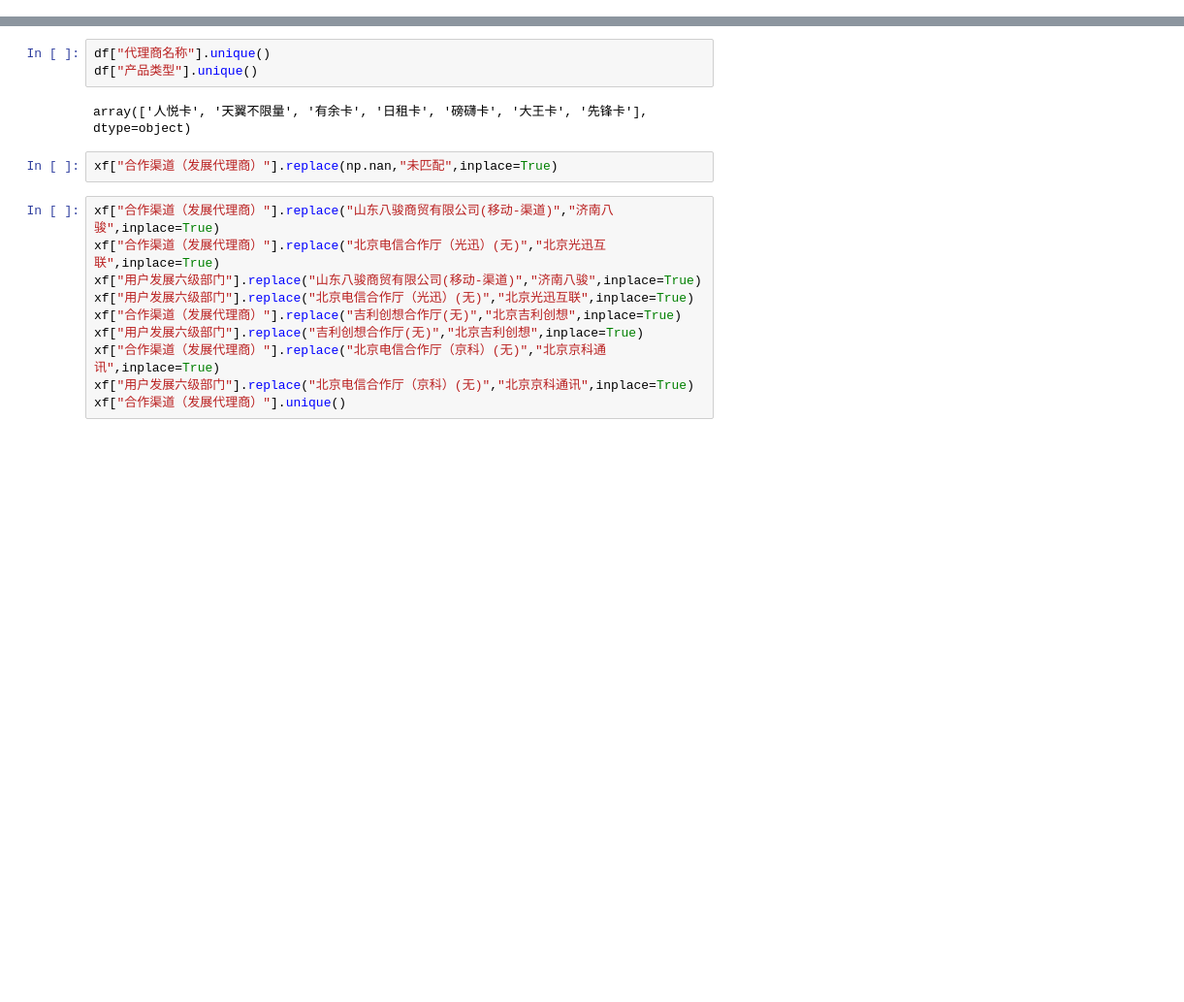
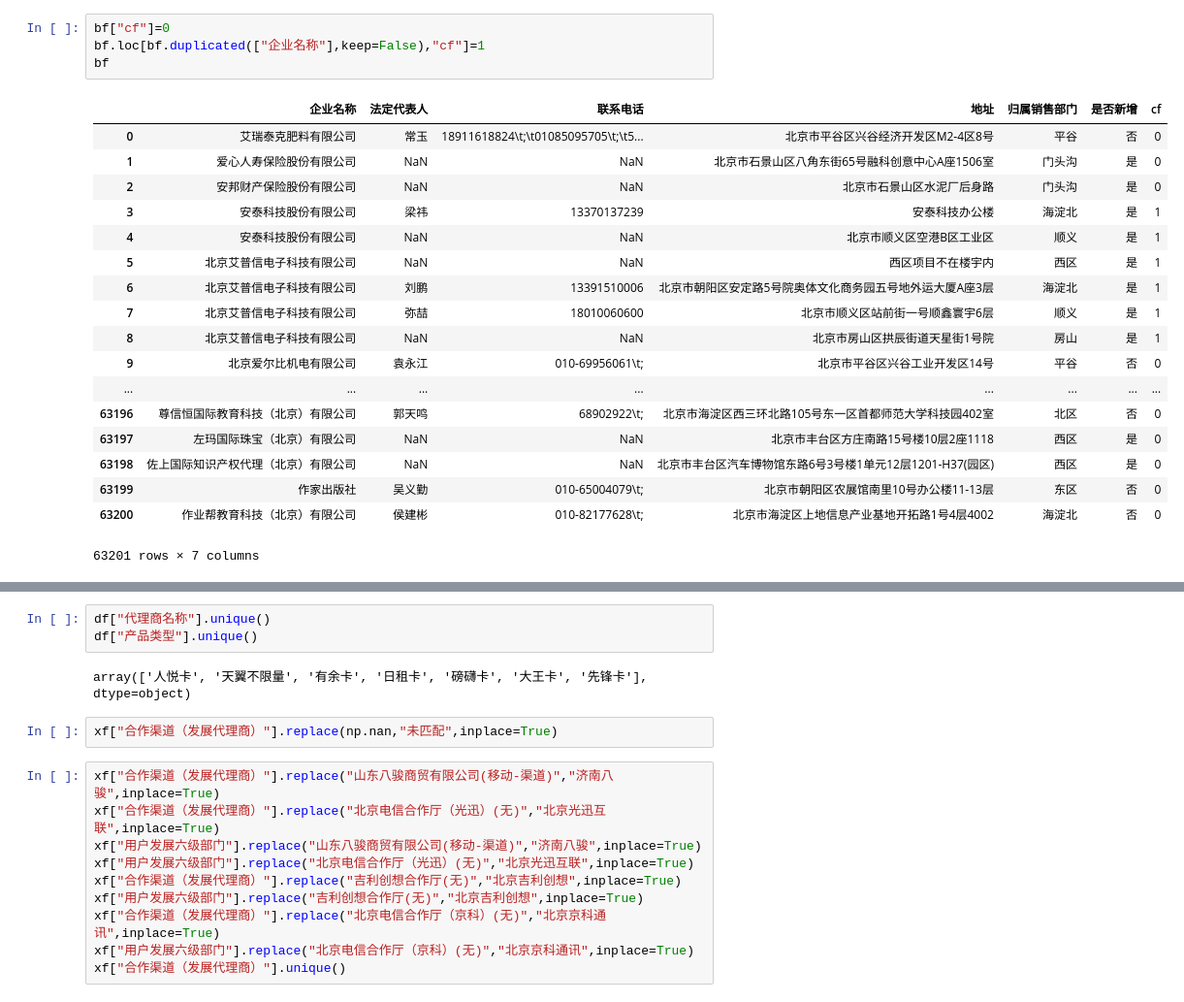
Before and after one commit to jiangwn815/dataprocess, a Jupyter notebook: 代理商数据处理.ipynb, the cells around one changed output, grey strips where cells are left out. Shown: that part at 97% size. Saved outputs shown, nothing was run; the diff lists cells and outputs as text; blank space fills up the shorter version.

```diff
--- a/代理商数据处理.ipynb
+++ b/代理商数据处理.ipynb
@@ -11,0 +44,23 @@ df= read_agent_file("sent","0810","0816")
+# %%
+bf["cf"]=0
+bf.loc[bf.duplicated(["企业名称"],keep=False),"cf"]=1
+bf
+# %% [output]
+|  | 企业名称 | 法定代表人 | 联系电话 | 地址 | 归属销售部门 | 是否新增 | cf |
+| 0 | 艾瑞泰克肥料有限公司 | 常玉 | 18911618824\t;\t01085095705\t;\t5... | 北京市平谷区兴谷经济开发区M2-4区8号 | 平谷 | 否 | 0 |
+| 1 | 爱心人寿保险股份有限公司 | NaN | NaN | 北京市石景山区八角东街65号融科创意中心A座1506室 | 门头沟 | 是 | 0 |
+| 2 | 安邦财产保险股份有限公司 | NaN | NaN | 北京市石景山区水泥厂后身路 | 门头沟 | 是 | 0 |
+| 3 | 安泰科技股份有限公司 | 梁祎 | 13370137239 | 安泰科技办公楼 | 海淀北 | 是 | 1 |
+| 4 | 安泰科技股份有限公司 | NaN | NaN | 北京市顺义区空港B区工业区 | 顺义 | 是 | 1 |
+| 5 | 北京艾普信电子科技有限公司 | NaN | NaN | 西区项目不在楼宇内 | 西区 | 是 | 1 |
+| 6 | 北京艾普信电子科技有限公司 | 刘鹏 | 13391510006 | 北京市朝阳区安定路5号院奥体文化商务园五号地外运大厦A座3层 | 海淀北 | 是 | 1 |
+| 7 | 北京艾普信电子科技有限公司 | 弥喆 | 18010060600 | 北京市顺义区站前街一号顺鑫寰宇6层 | 顺义 | 是 | 1 |
+| 8 | 北京艾普信电子科技有限公司 | NaN | NaN | 北京市房山区拱辰街道天星街1号院 | 房山 | 是 | 1 |
+| 9 | 北京爱尔比机电有限公司 | 袁永江 | 010-69956061\t; | 北京市平谷区兴谷工业开发区14号 | 平谷 | 否 | 0 |
+| ... | ... | ... | ... | ... | ... | ... | ... |
+| 63196 | 尊信恒国际教育科技（北京）有限公司 | 郭天鸣 | 68902922\t; | 北京市海淀区西三环北路105号东一区首都师范大学科技园402室 | 北区 | 否 | 0 |
+| 63197 | 左玛国际珠宝（北京）有限公司 | NaN | NaN | 北京市丰台区方庄南路15号楼10层2座1118 | 西区 | 是 | 0 |
+| 63198 | 佐上国际知识产权代理（北京）有限公司 | NaN | NaN | 北京市丰台区汽车博物馆东路6号3号楼1单元12层1201-H37(园区) | 西区 | 是 | 0 |
+| 63199 | 作家出版社 | 吴义勤 | 010-65004079\t; | 北京市朝阳区农展馆南里10号办公楼11-13层 | 东区 | 否 | 0 |
+| 63200 | 作业帮教育科技（北京）有限公司 | 侯建彬 | 010-82177628\t; | 北京市海淀区上地信息产业基地开拓路1号4层4002 | 海淀北 | 否 | 0 |
+63201 rows × 7 columns
```
Also changed, not shown: parts of 35 cells of this notebook, 2 other files.
